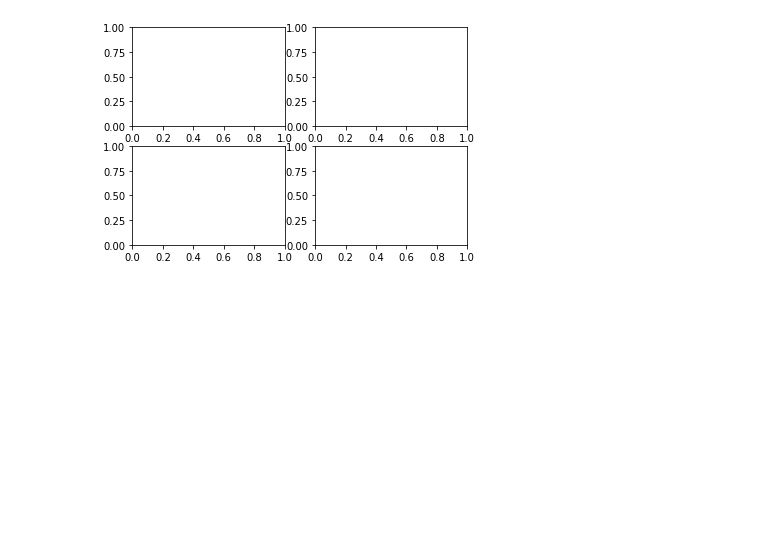
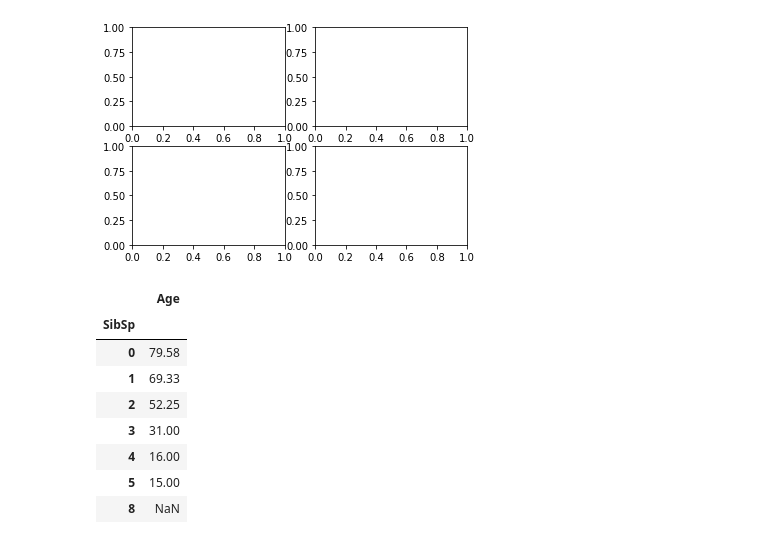
Before and after one commit to 1124418652/kaggle, a Jupyter notebook: titanic/titanic.ipynb, the cells around one changed output. Saved outputs shown, nothing was run; the diff lists cells and outputs as text; code cells hidden in the pictures; blank space fills up the shorter version.

```diff
--- a/titanic/titanic.ipynb
+++ b/titanic/titanic.ipynb
@@ -86,3 +115,15 @@ print(axes)
  [<matplotlib.axes._subplots.AxesSubplot object at 0x...>
   <matplotlib.axes._subplots.AxesSubplot object at 0x...>]]
 [figure]
+# %%
+train_data[['Age', 'SibSp']].groupby('SibSp').agg(lambda x: x.max() - x.min())
+# %% [output]
+|  | Age |
+| SibSp |  |
+| 0 | 79.58 |
+| 1 | 69.33 |
+| 2 | 52.25 |
+| 3 | 31.00 |
+| 4 | 16.00 |
+| 5 | 15.00 |
+| 8 | NaN |
```
Also changed, not shown: parts of 7 cells of this notebook, 1 other file.
